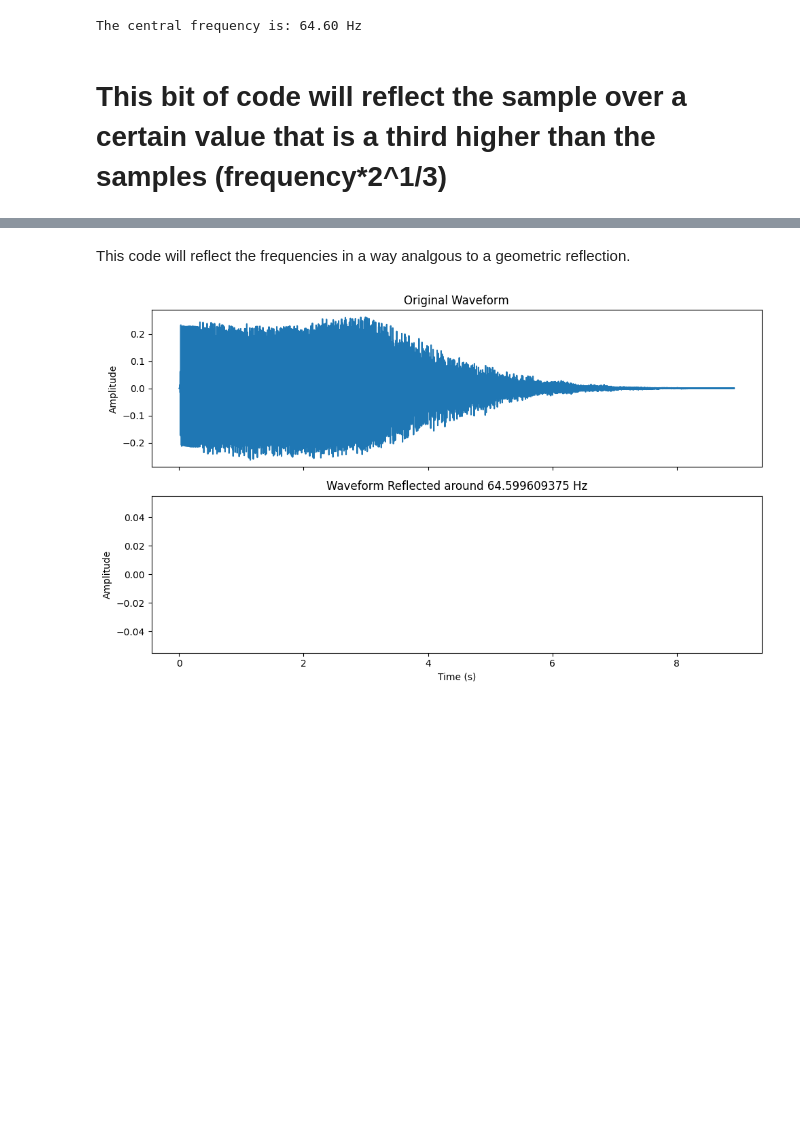
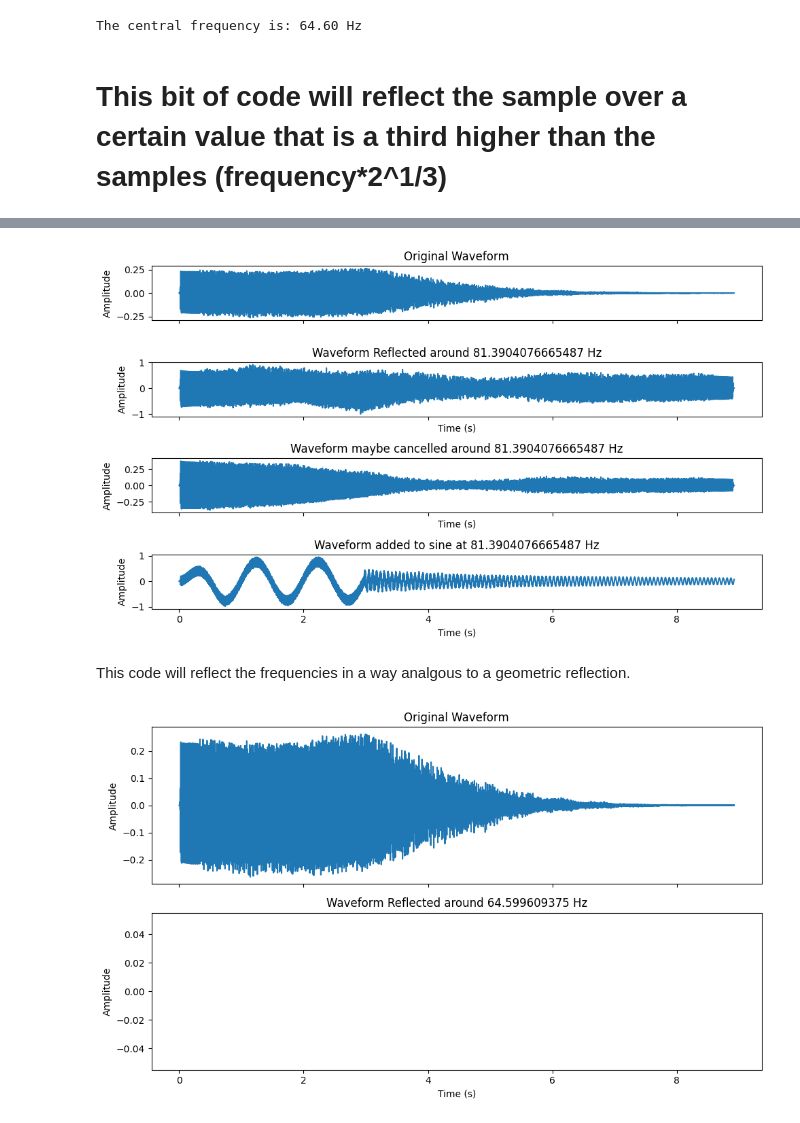
Before and after one commit to mutecypher/Sound_manipulation, a Jupyter notebook: Just_read_and_plot.ipynb, the cells around one changed output, grey strips where cells are left out. Cells and saved outputs as stored; diff of their text form; code cells hidden in the pictures; blank space fills up the shorter version.

```diff
--- a/Just_read_and_plot.ipynb
+++ b/Just_read_and_plot.ipynb
@@ -91,0 +50,97 @@ the freqs are  [ 0.          0.11207913  0.22415826 ... -0.33623739 -0.22415826
+# %%
+reflect_freq = central_freq*(pow(2,1/3))  # Hz
+
+new_y = []
+pi = np.pi
+twelvth = np.floor(len(y)/12).astype(int)
+third = np.floor(len(y)/3).astype(int)
+print("The twelvth is ",twelvth)
+print("The third is ",third)
+print("The length of y is ",len(y))
+for i in range(twelvth):
+    d = y[i] + 1.5*np.sin(2*pi*central_freq*i/(sr*64))*(1- np.exp(-i/np.floor(len(y)/12)))
+    new_y.append(d)
+for i in range( twelvth, third):
+    d = y[i]+ 0.9*np.sin(2*pi*central_freq*i/(sr*64))
+    new_y.append(d)
+for i in range( third, len(y)):
+    d = y[i]+ 0.3*np.sin(2*pi*central_freq*i/(sr*4))*(np.exp(-(i-len(y)/3)/len(y)))
+    new_y.append(d)
+print("The length of the new audio file is ",len(new_y))
+
+# Compute the Fast Fourier Transform (FFT)
+fft = np.fft.fft(y)
+
+# Get the FFT frequencies
+freqs = np.fft.fftfreq(len(y), 1/sr)
+print("the freqs are ",freqs)
+
+# Reflect the FFT around the specified frequency
+reflected_fft = np.where(freqs >= reflect_freq, np.conj(fft) , np.conj(fft[::-1]))
+
+# Compute the inverse FFT to get the reflected waveform
+reflected_y = np.fft.ifft(reflected_fft).real
+
+# Normalize the reflected waveform
+reflected_y /= np.max(np.abs(reflected_y))
+
+output_file = 'semi_reflected_sample.aif'
+sf.write(output_file, reflected_y, sr, format='aiff')
+
+output_file = 'alg_added.aif'
+for i in range(len(new_y)):
+
+    new_y[i] = new_y[i]/1.2
+sf.write(output_file, new_y, sr, format='aiff')
+
+dawg = y + np.fft.ifft(reflected_fft).real
+dawgput_file = 'dawg_reflected_sample.aif'
+sf.write(dawgput_file, dawg, sr, format='aiff')
+
+# Plot the original and reflected waveforms
+time = np.arange(len(y)) / sr
+
+
+alg_added = '/Volumes/Elements/GitHub//Sound_manipulation/alg_added.aif'
+# Compute the short-time Fourier transform (STFT)
+alg_y, sr = librosa.load(alg_added)
+
+
+stft = np.abs(librosa.stft(alg_y))
+
+# Get the frequencies corresponding to the STFT bins
+fft_freqs = librosa.fft_frequencies(sr=sr)
+
+# Find the bin with the highest energy
+peak_bin = np.argmax(np.sum(stft, axis=1))
+
+# Calculate the central frequency from the peak bin
+new_y_freq = fft_freqs[peak_bin]
+
+print("The new_y frequency is: {:.2f} Hz".format(new_y_freq))
+
+
+fig, ax = plt.subplots(nrows=4, figsize=(10, 6), sharex=True)
+
+ax[0].plot(time, y)
+ax[0].set_title('Original Waveform')
+ax[0].set_ylabel('Amplitude')
+
+ax[1].plot(time, reflected_y)
+ax[1].set_title(f'Waveform Reflected around {reflect_freq} Hz')
+ax[1].set_xlabel('Time (s)')
+ax[1].set_ylabel('Amplitude')
+
+ax[2].plot(time, dawg)
+ax[2].set_title(f'Waveform maybe cancelled around {reflect_freq} Hz')
+ax[2].set_xlabel('Time (s)')
+ax[2].set_ylabel('Amplitude')
+
+ax[3].plot(time, new_y)
+ax[3].set_title(f'Waveform added to sine at {reflect_freq} Hz')
+ax[3].set_xlabel('Time (s)')
+ax[3].set_ylabel('Amplitude')
+
+plt.tight_layout()
+plt.show()
+# %% [output]
@@ -92,3 +154,4 @@ the freqs are  [ 0.          0.11207913  0.22415826 ... -0.33623739 -0.22415826
+[figure, added]
 # %% [markdown]
 This code will reflect the frequencies in a way analgous to a geometric reflection.
 # %%
```
Also changed, not shown: parts of 4 cells of this notebook, 1 other file.
